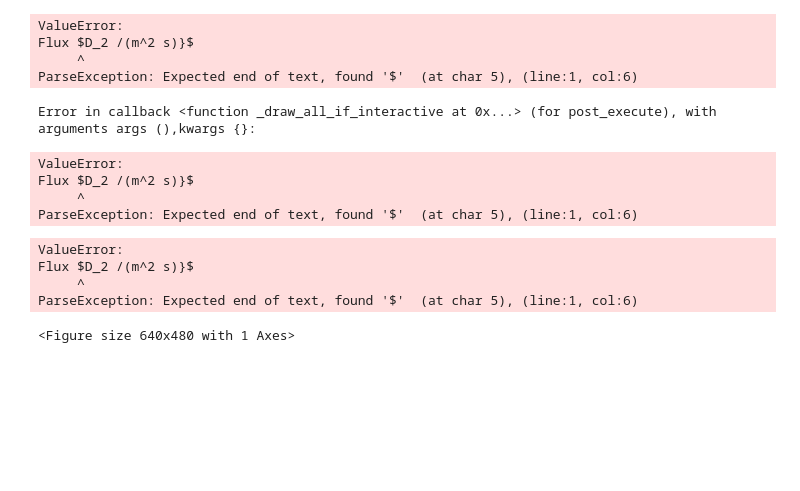
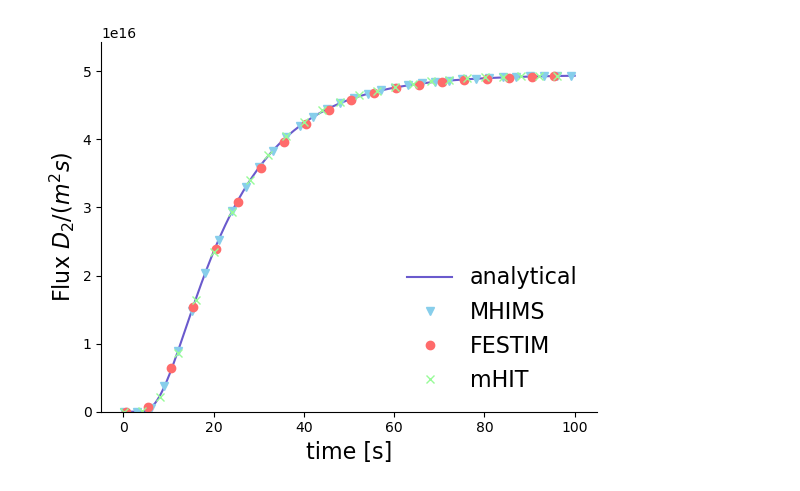
Before and after one commit to gabriele-ferrero/Titans_TT_codecomparison, a Jupyter notebook: graph_scripts_and_results/WeakTrap/PlotWeak.ipynb, the cells around one changed output. Saved outputs shown, nothing was run; the diff lists cells and outputs as text; code cells hidden in the pictures; blank space fills up the shorter version.

```diff
--- a/graph_scripts_and_results/WeakTrap/PlotWeak.ipynb
+++ b/graph_scripts_and_results/WeakTrap/PlotWeak.ipynb
@@ -30,46 +30,33 @@ Deff = D / (1 + 1 / zeta)
 flux = np.ones(len(time))
 for m in range(1, 10001):
     add = 2 * (-1)**m * np.exp(-m**2 * np.pi**2 * Deff * time / l**2)
     flux += add
 flux = flux * c0m * D / l
 
 #update data names
 new_column_names = {
     'time(s)': 'Time',
     'N_conf_rec*flux_bulk(molecule.m-2s-1)': 'Flux'
 }
 
 mhims.rename(columns=new_column_names, inplace=True)
 time_column = mhims['Time']  # Replace 'Time' with the actual column name for time
 flux_column = mhims['Flux']
 mhims=mhims.iloc[::30]
 
 
 # Plot results
 plt.plot(time, flux * 6.022E23 / 2,color='#6A5ACD',label='analytical')
 plt.plot(mhims['Time'],mhims['Flux'],'v',label='MHIMS',color='#87CEEB')
-plt.plot(b[::500, 0], b[::500, 1], 'o',label='FESTIM',color='#FF6B6B')
+plt.plot(b[::10, 0], b[::10, 1], 'o',label='FESTIM',color='#FF6B6B')
 plt.plot(a[::40, 0], a[::40, 1] , 'x',label='mHIT',color='#98FB98')
 plt.gca().spines['top'].set_visible(False)
 plt.gca().spines['right'].set_visible(False)
 #plt.title('H Flux on the other side of a slab with constant concentration interface - weak trap')
 plt.xlabel('time [s]',fontsize=16)
-plt.ylabel(r'Flux $D_2 /(m^{2} s)}$', size=16)
+plt.ylabel(r'Flux ${D_2 /(m^{2} s)}$', size=16)
 plt.legend(loc="lower right",fontsize=16, frameon=False)
 plt.ylim([1E-15, flux[-1] * 1.1 * 6.022E23 / 2])
 plt.savefig('WeakTrap.jpg',dpi=450)
 # %% [output]
-ValueError:
-Flux $D_2 /(m^2 s)}$
-     ^
-ParseException: Expected end of text, found '$'  (at char 5), (line:1, col:6)
-Error in callback <function _draw_all_if_interactive at 0x...> (for post_execute), with arguments args (),kwargs {}:
-ValueError:
-Flux $D_2 /(m^2 s)}$
-     ^
-ParseException: Expected end of text, found '$'  (at char 5), (line:1, col:6)
-ValueError:
-Flux $D_2 /(m^2 s)}$
-     ^
-ParseException: Expected end of text, found '$'  (at char 5), (line:1, col:6)
-<Figure size 640x480 with 1 Axes>
+[figure, added]
```
Also changed, not shown: 10 other files.
